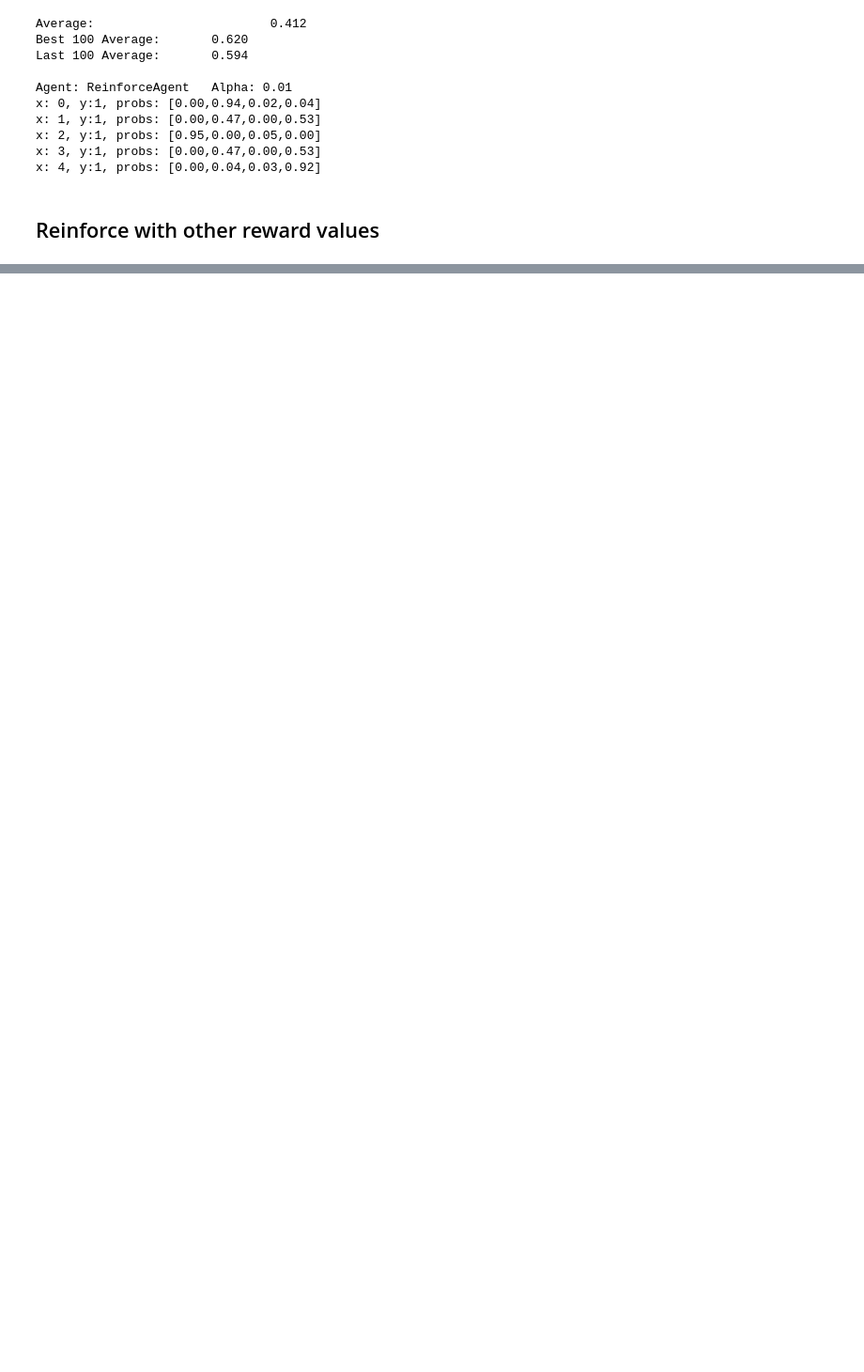
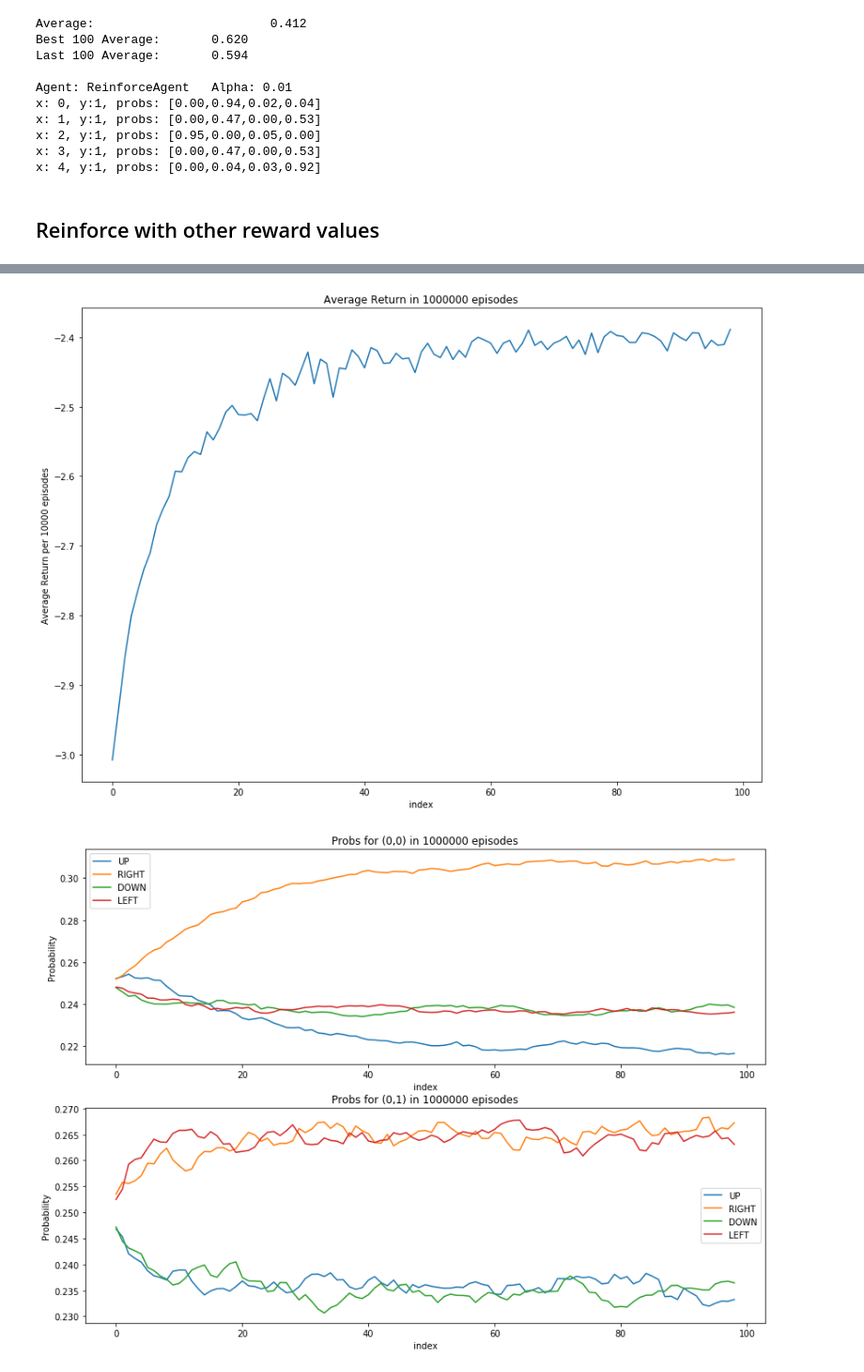
Before and after one commit to nimamahmoudi/rlai-policy-gradient-methods, a Jupyter notebook: step1_reinforce1.ipynb, the cells around one changed output, grey strips where cells are left out. Shown at 94% size. Drawn from its saved outputs; the diff is of its cells as text; code cells hidden in the pictures; blank space fills up the shorter version.

```diff
--- a/step1_reinforce1.ipynb
+++ b/step1_reinforce1.ipynb
@@ -273,7 +421,7 @@ plt.plot(avgs)
 plt.title(f'Average Return in {episode_count} episodes')
 plt.xlabel(f'index')
 plt.ylabel(f'Average Return per {plot_count} episodes')
-plt.axhline(y=best_performance, linewidth=1, color="g", linestyle='--')
+# plt.axhline(y=best_performance, linewidth=1, color="g", linestyle='--')
 # plt.savefig(f'{figs_folder}agent_{agent_name}_{params_str}.png')
 plt.show()
 
@@ -284,37 +432,40 @@ plt.title(f'Probs for (0,0) in {episode_count} episodes')
 plt.xlabel(f'index')
 plt.ylabel(f'Probability')
 plt.legend(['UP', 'RIGHT', 'DOWN', 'LEFT'])
-plt.axhline(y=1, linewidth=1, color="g", linestyle='--')
+# plt.axhline(y=1, linewidth=1, color="g", linestyle='--')
 
 plt.subplot(212)
 plt.plot(probs2)
 plt.title(f'Probs for (0,1) in {episode_count} episodes')
 plt.xlabel(f'index')
 plt.ylabel(f'Probability')
 plt.legend(['UP', 'RIGHT', 'DOWN', 'LEFT'])
-plt.axhline(y=.5, linewidth=1, color="g", linestyle='--')
+# plt.axhline(y=.5, linewidth=1, color="g", linestyle='--')
 plt.show()
 
 print('')
 
-results = f'Average: \t\t\t{np.mean(avgs):5.3f}'
+results = f'Average: \t\t{np.mean(avgs):5.3f}'
 results += f'\nBest {plot_count} Average: \t{np.max(avgs):5.3f}'
 results += f'\nLast {plot_count} Average: \t{avgs[-1]:5.3f}'
 
 # print(agent.theta)
 results += f'\n\nAgent: {agent_name} \tAlpha: {alpha}'
 
 test_xs = [0, 1, 2, 3, 4]
 test_ys = [1, 1, 1, 1, 1]
 for i in range(len(test_xs)):
     env.x = test_xs[i]
     env.y = test_ys[i]
     obs = env.get_obs()
     probs = agent.get_action_vals_for_obs(obs)
     results += f'\nx: {env.x}, y:{env.y}, probs: [{probs[0]:4.2f},{probs[1]:4.2f},{probs[2]:4.2f},{probs[3]:4.2f}]'
 
 print(results)
 # Write to file if needed
 # file = open(f'{results_folder}agent_{agent_name}_{params_str}.txt', 'w')
 # file.write(results)
 # file.close()
+# %% [output]
+[figure, added]
+[figure, added]
```
Also changed, not shown: parts of 6 cells of this notebook, 4 other files.
